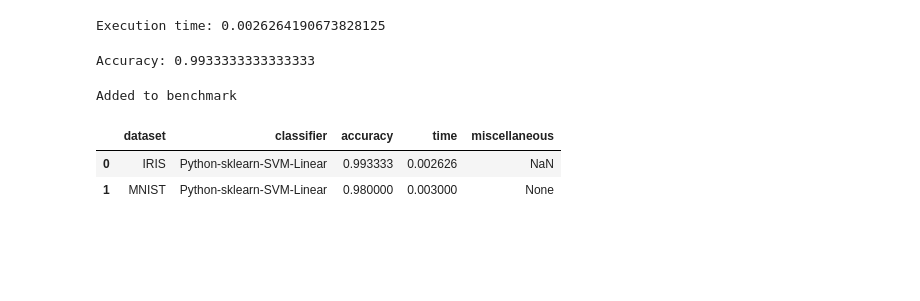
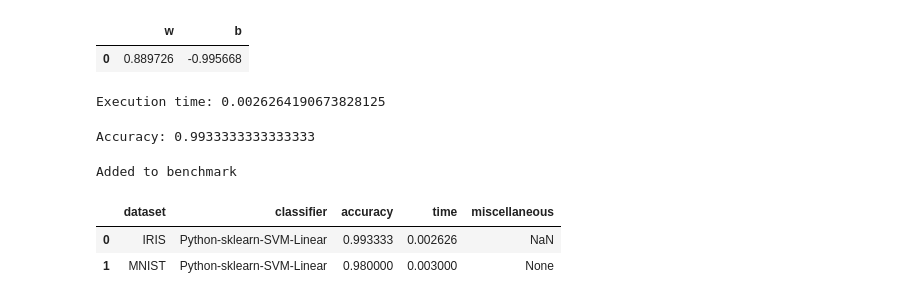
Before and after one commit to Akranth3/Parallel_SVM, a Jupyter notebook: code/helper.ipynb, the cells around one changed output. Cells and saved outputs as stored; diff of their text form; code cells hidden in the pictures; blank space fills up the shorter version.

```diff
--- a/code/helper.ipynb
+++ b/code/helper.ipynb
@@ -4,6 +4,13 @@ import matplotlib.pyplot as plt
 import numpy as np
 import time
 from sklearn.svm import SVC
+# %%
+df = pd.read_csv('../model/Two_class/model.csv')
+# %%
+df
+# %% [output]
+|  | w | b |
+| 0 | 0.889726 | -0.995668 |
 # %%
 # Load the CSV file into a NumPy array
 df = pd.read_csv('../Data/IRIS/Iris.csv')
```
Also changed, not shown: 11 other files.
